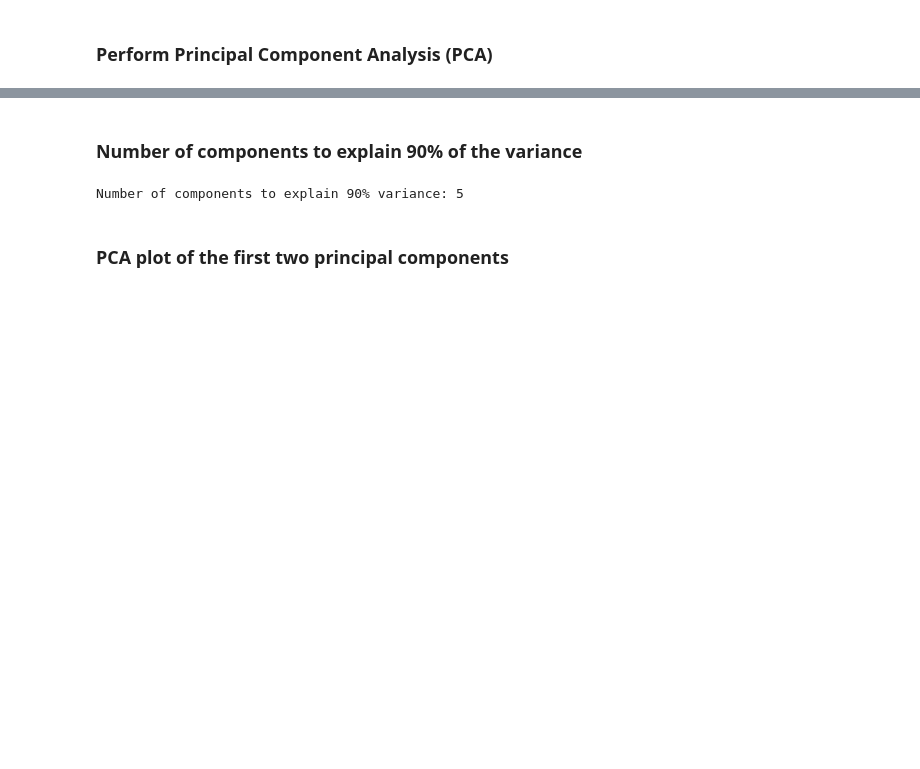
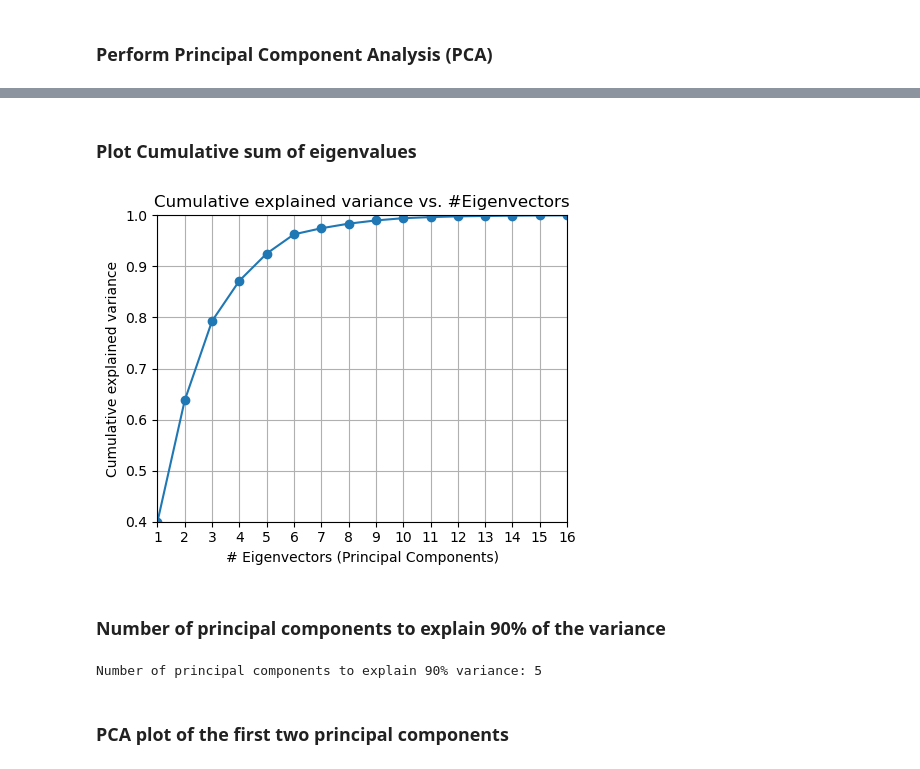
Before and after one commit to henrikdchristensen/DIKU-MLA-A7-Clustering-and-PCA, a Jupyter notebook: src/notebook.ipynb, the cells around one changed output, grey strips where cells are left out. Drawn from its saved outputs; the diff is of its cells as text; code cells hidden in the pictures; blank space fills up the shorter version.

```diff
--- a/src/notebook.ipynb
+++ b/src/notebook.ipynb
@@ -177,11 +180,31 @@ plt.show()
+# %% [markdown]
+### Plot Cumulative sum of eigenvalues
+# %%
+import matplotlib.pyplot as plt
+
+explained_var_ratio = pca.explained_variance_ratio_ # percentage of of variance explained by each principal component
+
+explained_var_ratio_cumsum = explained_var_ratio.cumsum() # cumulative sum of explained variance ratios
+plt.figure(figsize=(5, 4))
+plt.plot(range(1, len(explained_var_ratio_cumsum)+1), explained_var_ratio_cumsum, 'o-') # shift the index by 1 to start at 1
+plt.title('Cumulative explained variance vs. #Eigenvectors')
+plt.xlabel('# Eigenvectors (Principal Components)')
+plt.ylabel('Cumulative explained variance')
+plt.grid(True)
+plt.xlim([1, 16])
+plt.ylim([0.4, 1])
+plt.xticks(range(1, len(explained_var_ratio_cumsum)+1))
+plt.tight_layout()
+plt.show()
+# %% [output]
+[figure, added]
 # %% [markdown]
-### Number of components to explain 90% of the variance
+### Number of principal components to explain 90% of the variance
 # %%
-cum_var = explained_var.cumsum()
-n_components_90 = (cum_var < 0.9).sum() + 1 # +1 since we start counting from 0
-print(f"Number of components to explain 90% variance: {n_components_90}")
+n_components_90 = (explained_var_ratio_cumsum < 0.9).sum() + 1 # +1 since we start counting from index=0
+print(f"Number of principal components to explain 90% variance: {n_components_90}")
 # %% [output]
-Number of components to explain 90% variance: 5
+Number of principal components to explain 90% variance: 5
 # %% [markdown]
 ### PCA plot of the first two principal components
 # %%
```
Also changed, not shown: parts of 10 cells of this notebook, 7 other files.
